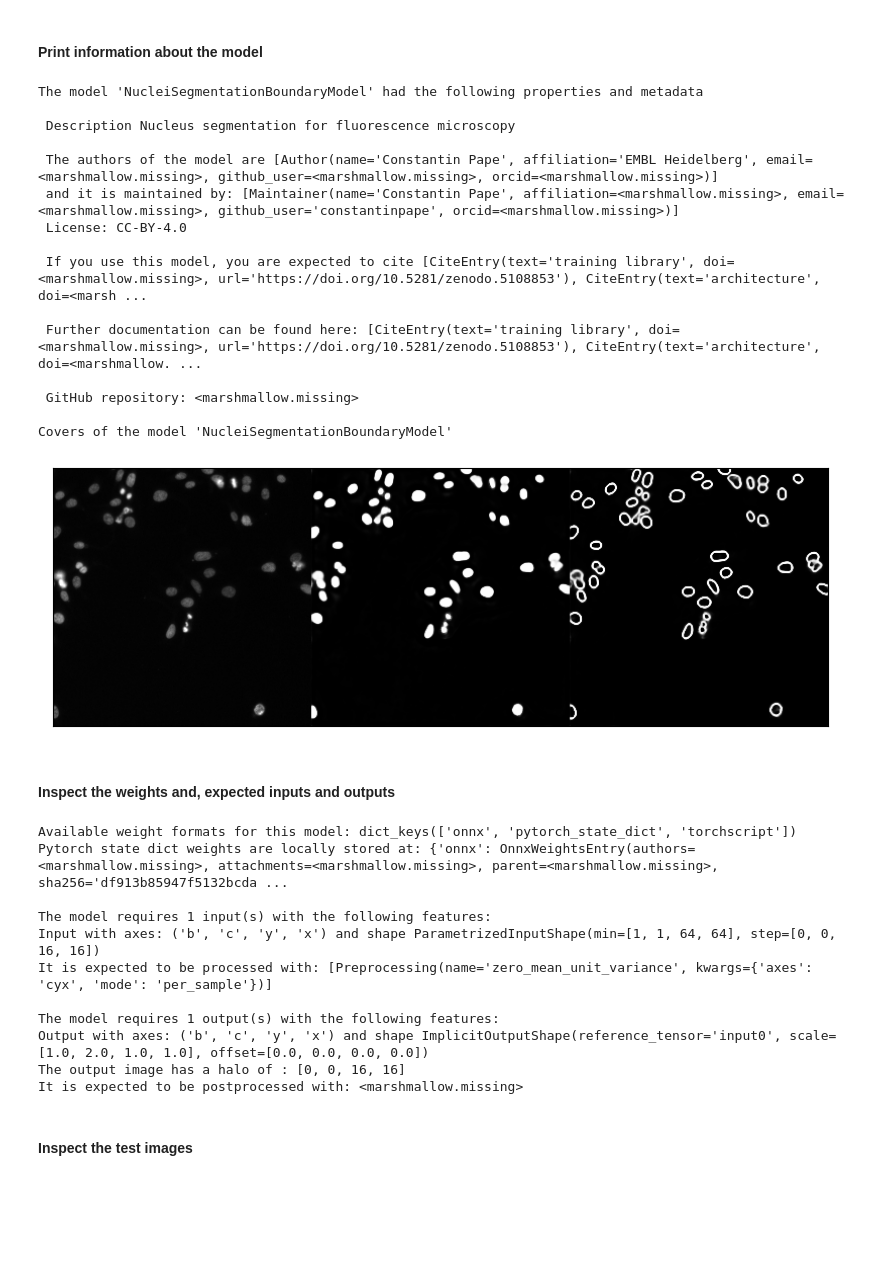
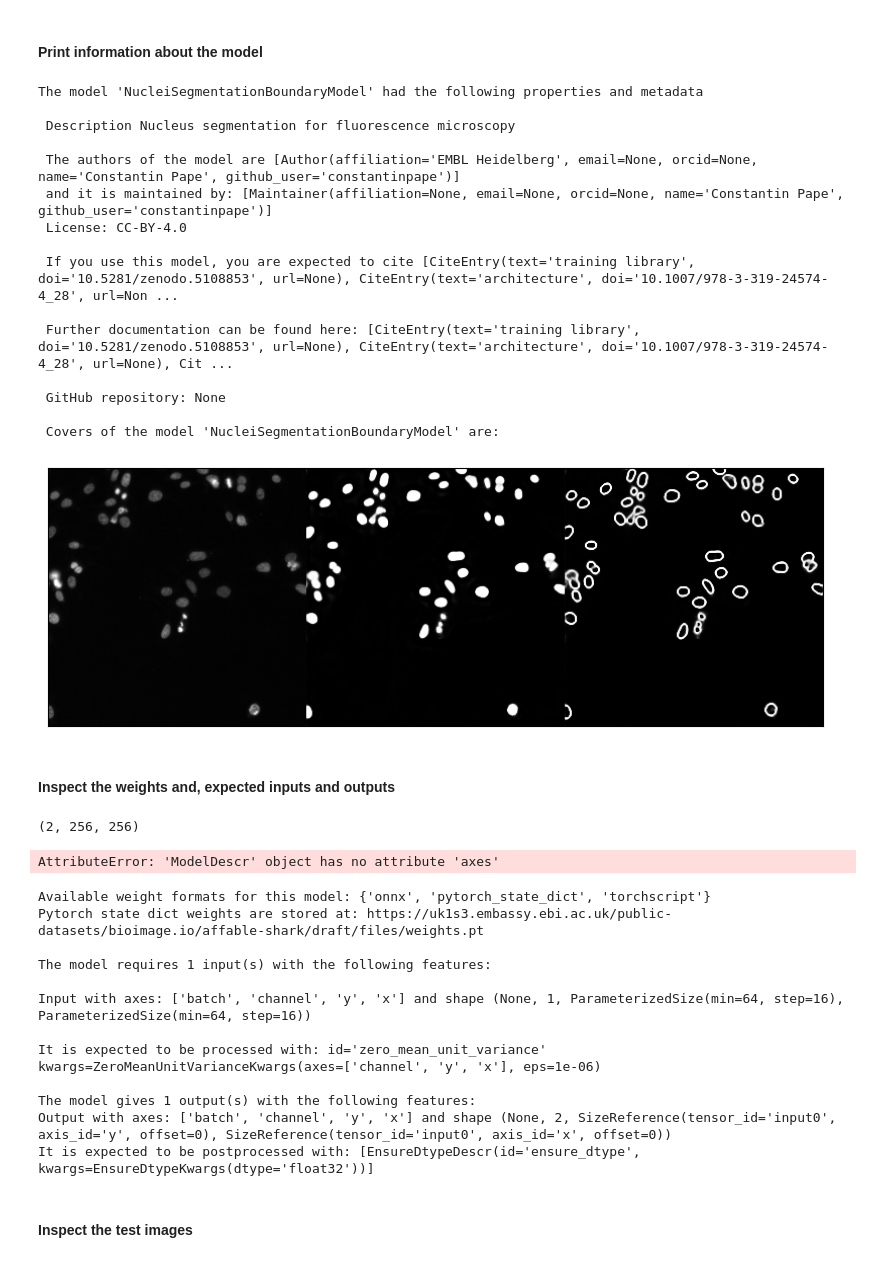
Before and after one commit to HenriquesLab/DL4MicEverywhere, a Jupyter notebook: notebooks/Bespoke_notebooks/bioimageio-pytorch/load_bioimageio_pytorch.ipynb, the cells around one changed output. Cells and saved outputs as stored; diff of their text form; code cells hidden in the pictures; blank space fills up the shorter version.

Commit message:
update to bioimageio.core 0.6.7

```diff
--- a/notebooks/Bespoke_notebooks/bioimageio-pytorch/load_bioimageio_pytorch.ipynb
+++ b/notebooks/Bespoke_notebooks/bioimageio-pytorch/load_bioimageio_pytorch.ipynb
@@ -114,21 +133,21 @@ OR
 # %%
 #@markdown ##Load the model description with one of these options
 
-BMZ_MODEL_ID = "affable-shark" #@param {type:"string"}
+BMZ_MODEL_ID = "" #"affable-shark" #@param {type:"string"}
 BMZ_MODEL_DOI = "" #@param {type:"string"}
-BMZ_MODEL_URL = "" #@param {type:"string"}
+BMZ_MODEL_URL = "https://uk1s3.embassy.ebi.ac.uk/public-datasets/bioimage.io/affable-shark/draft/files/rdf.yaml" #@param {type:"string"}
 
 # Load the model description
 # ------------------------------------------------------------------------------
 
 if BMZ_MODEL_ID != "":
-    model = load_resource_description(BMZ_MODEL_ID)  # TODO: load from bioimageio id
+    model = load_description(BMZ_MODEL_ID)  # TODO: load from bioimageio id
     print(f"The model '{model.name}' with ID '{BMZ_MODEL_ID}' has been correctly loaded.")
 elif BMZ_MODEL_DOI != "":
-    model = load_resource_description(BMZ_MODEL_DOI)  # TODO: load from bioimageio id
+    model = load_description(BMZ_MODEL_DOI)  # TODO: load from bioimageio id
     print(f"The model '{model.name}' with DOI '{BMZ_MODEL_DOI}' has been correctly loaded.")
 elif BMZ_MODEL_URL != "":
-    model = load_resource_description(BMZ_MODEL_URL)  # TODO: load from bioimageio id
+    model = load_description(BMZ_MODEL_URL)  # TODO: load from bioimageio id
     print(f"The model '{model.name}' with URL '{BMZ_MODEL_URL}' has been correctly loaded.")
 else:
     print('Please specify a model ID, DOI or URL')
@@ -145,75 +164,90 @@ print(f"The model '{model.name}' had the following properties and metadata")
 print()
 print(f" Description {model.description}")
 print()
 print(f" The authors of the model are {model.authors}")
 print(f" and it is maintained by: {model.maintainers}")
 print(f" License: {model.license}")
 print()
 
 print(f" If you use this model, you are expected to cite {model.cite}")
 print()
 print(f" Further documentation can be found here: {model.cite}")
 print()
 print(f" GitHub repository: {model.git_repo}")
 print()
-print(f"Covers of the model '{model.name}'")
+print(f" Covers of the model '{model.name}' are: ")
 for cover in model.covers:
-    cover_data = imread(cover)
+    cover_data = imread(download(cover).path)
     plt.figure(figsize=(10, 10))
     plt.imshow(cover_data)
     plt.xticks([])
     plt.yticks([])
     plt.show()
 # %% [output]
 The model 'NucleiSegmentationBoundaryModel' had the following properties and metadata
 
  Description Nucleus segmentation for fluorescence microscopy
 
- The authors of the model are [Author(name='Constantin Pape', affiliation='EMBL Heidelberg', email=<marshmallow.missing>, github_user=<marshmallow.missing>, orcid=<marshmallow.missing>)]
- and it is maintained by: [Maintainer(name='Constantin Pape', affiliation=<marshmallow.missing>, email=<marshmallow.missing>, github_user='constantinpape', orcid=<marshmallow.missing>)]
+ The authors of the model are [Author(affiliation='EMBL Heidelberg', email=None, orcid=None, name='Constantin Pape', github_user='constantinpape')]
+ and it is maintained by: [Maintainer(affiliation=None, email=None, orcid=None, name='Constantin Pape', github_user='constantinpape')]
  License: CC-BY-4.0
 
- If you use this model, you are expected to cite [CiteEntry(text='training library', doi=<marshmallow.missing>, url='https://doi.org/10.5281/zenodo.5108853'), CiteEntry(text='architecture', doi=<marsh ...
+ If you use this model, you are expected to cite [CiteEntry(text='training library', doi='10.5281/zenodo.5108853', url=None), CiteEntry(text='architecture', doi='10.1007/978-3-319-24574-4_28', url=Non ...
 
- Further documentation can be found here: [CiteEntry(text='training library', doi=<marshmallow.missing>, url='https://doi.org/10.5281/zenodo.5108853'), CiteEntry(text='architecture', doi=<marshmallow. ...
+ Further documentation can be found here: [CiteEntry(text='training library', doi='10.5281/zenodo.5108853', url=None), CiteEntry(text='architecture', doi='10.1007/978-3-319-24574-4_28', url=None), Cit ...
 
- GitHub repository: <marshmallow.missing>
+ GitHub repository: None
 
-Covers of the model 'NucleiSegmentationBoundaryModel'
+ Covers of the model 'NucleiSegmentationBoundaryModel' are:
-[figure, old version]
+[figure, new version]
 # %% [markdown]
 #### Inspect the weights and, expected inputs and outputs
+# %%
+from devtools import pprint
+import inspect
+import bioimageio.core
+
+print( np.squeeze(model.get_output_test_arrays()).shape)
+for out in model.outputs:
+
+    pass
+
+#pprint(dir(model))
+# %% [output]
+(2, 256, 256)
+AttributeError: 'ModelDescr' object has no attribute 'axes'
 # %%
 #@markdown ##Inspect the weights and, expected inputs and outputs
 
-print("Available weight formats for this model:", model.weights.keys())
-print("Pytorch state dict weights are locally stored at:", model.weights)
+print("Available weight formats for this model:", model.weights.model_fields_set)
+print("Pytorch state dict weights are stored at:", model.weights.pytorch_state_dict.source.absolute())
 print()
 
 # or what inputs the model expects
 print(f"The model requires {len(model.inputs)} input(s) with the following features:")
 for inp in model.inputs:
-    print("Input with axes:", inp.axes, "and shape", inp.shape)
-    print(f"It is expected to be processed with: {inp.preprocessing}")
+    print("\nInput with axes:", list(inp.get_axis_sizes_for_array(inp).keys()), "and shape", inp.shape)
+    print(f"\nIt is expected to be processed with: {inp.preprocessing[1]}")
 print()
 # and what the model outputs are
-print(f"The model requires {len(model.outputs)} output(s) with the following features:")
+print(f"The model gives {len(model.outputs)} output(s) with the following features:")
 for out in model.outputs:
-    print("Output with axes:", out.axes, "and shape", out.shape)
-    print(f"The output image has a halo of : {out.halo}")
+    print("Output with axes:", list(out.get_axis_sizes_for_array(out).keys()), "and shape", out.shape)
+    #print(f"The output image has a halo of : {out.halo}")
     print(f"It is expected to be postprocessed with: {out.postprocessing}")
 # %% [output]
-Available weight formats for this model: dict_keys(['onnx', 'pytorch_state_dict', 'torchscript'])
-Pytorch state dict weights are locally stored at: {'onnx': OnnxWeightsEntry(authors=<marshmallow.missing>, attachments=<marshmallow.missing>, parent=<marshmallow.missing>, sha256='df913b85947f5132bcda ...
+Available weight formats for this model: {'onnx', 'pytorch_state_dict', 'torchscript'}
+Pytorch state dict weights are stored at: https://uk1s3.embassy.ebi.ac.uk/public-datasets/bioimage.io/affable-shark/draft/files/weights.pt
 
 The model requires 1 input(s) with the following features:
-Input with axes: ('b', 'c', 'y', 'x') and shape ParametrizedInputShape(min=[1, 1, 64, 64], step=[0, 0, 16, 16])
-It is expected to be processed with: [Preprocessing(name='zero_mean_unit_variance', kwargs={'axes': 'cyx', 'mode': 'per_sample'})]
 
-The model requires 1 output(s) with the following features:
-Output with axes: ('b', 'c', 'y', 'x') and shape ImplicitOutputShape(reference_tensor='input0', scale=[1.0, 2.0, 1.0, 1.0], offset=[0.0, 0.0, 0.0, 0.0])
-The output image has a halo of : [0, 0, 16, 16]
-It is expected to be postprocessed with: <marshmallow.missing>
+Input with axes: ['batch', 'channel', 'y', 'x'] and shape (None, 1, ParameterizedSize(min=64, step=16), ParameterizedSize(min=64, step=16))
+
+It is expected to be processed with: id='zero_mean_unit_variance' kwargs=ZeroMeanUnitVarianceKwargs(axes=['channel', 'y', 'x'], eps=1e-06)
+
+The model gives 1 output(s) with the following features:
+Output with axes: ['batch', 'channel', 'y', 'x'] and shape (None, 2, SizeReference(tensor_id='input0', axis_id='y', offset=0), SizeReference(tensor_id='input0', axis_id='x', offset=0))
+It is expected to be postprocessed with: [EnsureDtypeDescr(id='ensure_dtype', kwargs=EnsureDtypeKwargs(dtype='float32'))]
 # %% [markdown]
 #### Inspect the test images
 # %%
```
Also changed, not shown: parts of 15 cells of this notebook, 2 other files.
